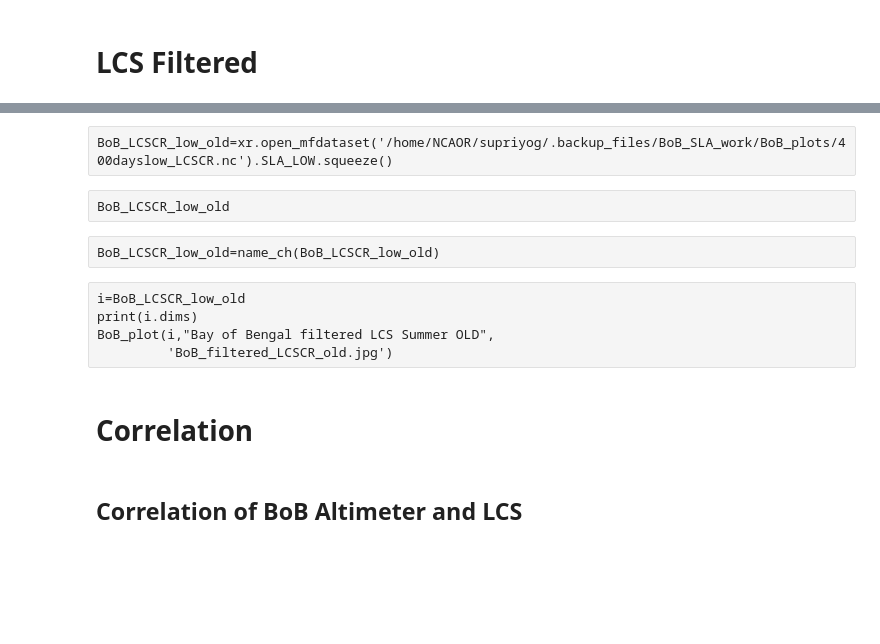
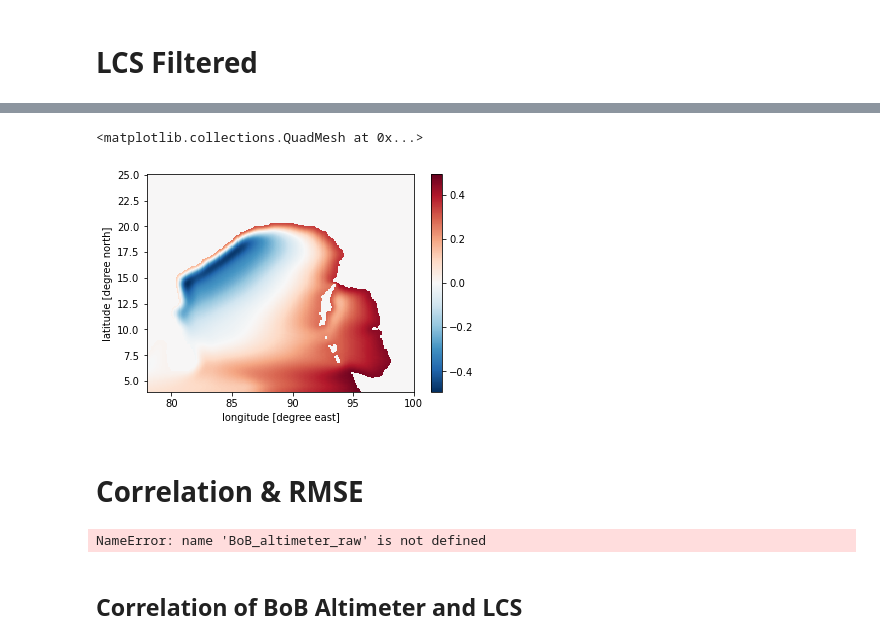
Before and after one commit to ghossh/BoB-Decadal-SLA, a Jupyter notebook: BoB_plots.ipynb, the cells around one changed output, grey strips where cells are left out. Cells and saved outputs as stored; diff of their text form; code cells hidden in the pictures; blank space fills up the shorter version.

```diff
--- a/BoB_plots.ipynb
+++ b/BoB_plots.ipynb
@@ -230,13 +273,7 @@ BoB_plot(i,"Bay of Bengal filtered LCS Summer NEW",
-# %% [raw]
-BoB_LCSCR_low_old=xr.open_mfdataset('/home/NCAOR/supriyog/.backup_files/BoB_SLA_work/BoB_plots/400dayslow_LCSCR.nc').SLA_LOW.squeeze()
-# %% [raw]
-BoB_LCSCR_low_old
-# %% [raw]
-BoB_LCSCR_low_old=name_ch(BoB_LCSCR_low_old)
-# %% [raw]
-i=BoB_LCSCR_low_old
-print(i.dims)
-BoB_plot(i,"Bay of Bengal filtered LCS Summer OLD",
-         'BoB_filtered_LCSCR_old.jpg')
+# %%
+BoB_LCSEIO_low.sel(time=slice('06-01-1998','08-30-2009')).mean(dim='time').plot()
+# %% [output]
+<matplotlib.collections.QuadMesh at 0x...>
+[figure, added]
 # %% [markdown]
-# Correlation
+# Correlation & RMSE
@@ -248,0 +287,4 @@ BoB_LCSCR_low_old1=BoB_LCSCR_low_old.sel(time=slice('2000-01-01','2010-12-31'))
+# %%
+BoB_altimeter_raw
+# %% [output]
+NameError: name 'BoB_altimeter_raw' is not defined
```
Also changed, not shown: parts of 48 cells of this notebook, 7 other files.
